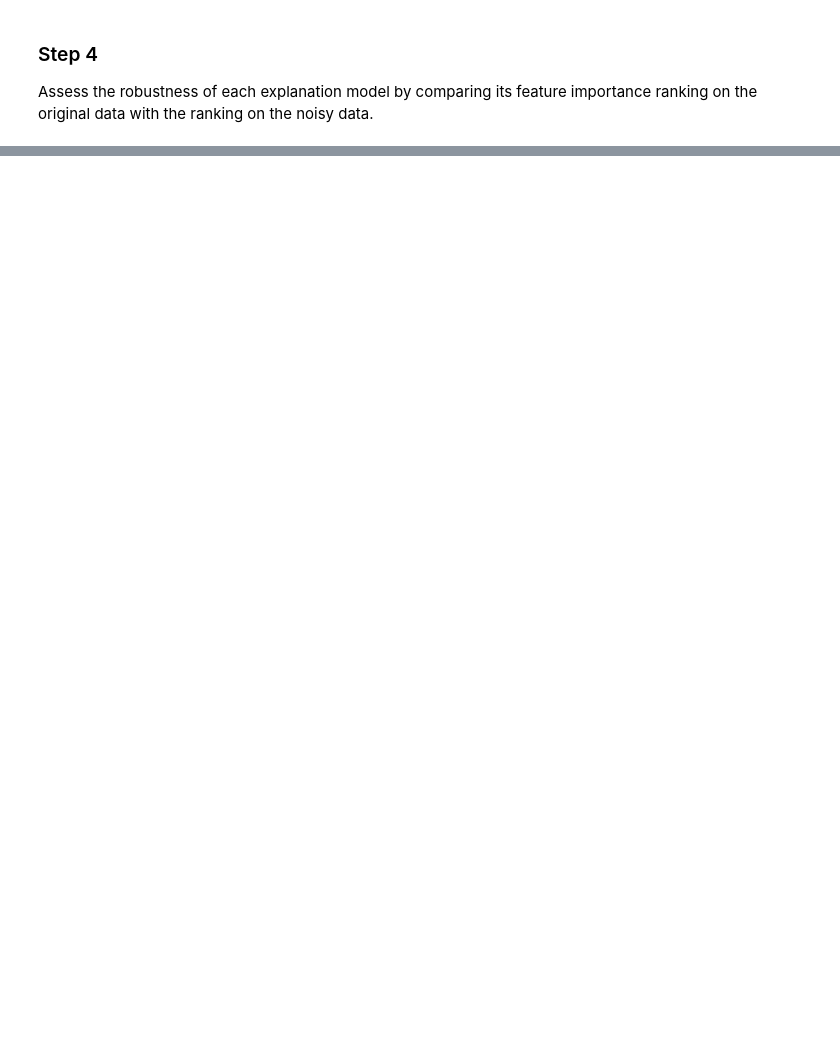
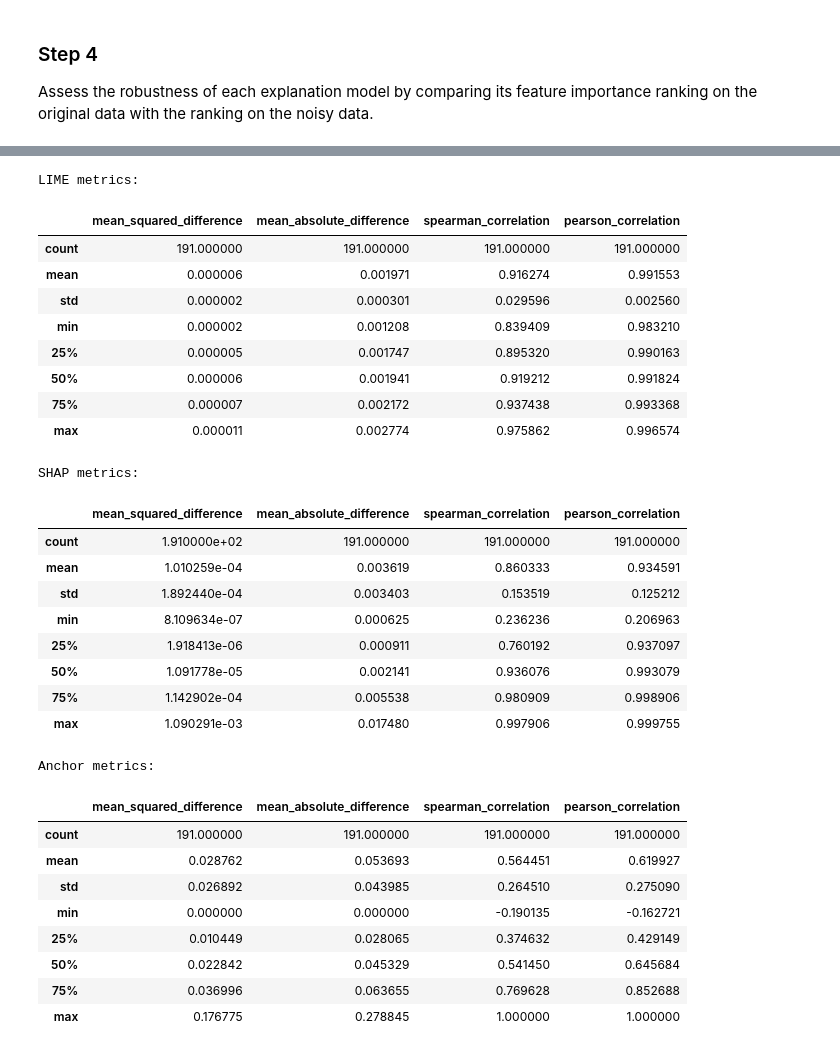
Before and after one commit to hiaac-finance/xai_aggregation, a Jupyter notebook: NPABEE_clean.ipynb, the cells around one changed output, grey strips where cells are left out. Saved outputs shown, nothing was run; the diff lists cells and outputs as text; code cells hidden in the pictures; blank space fills up the shorter version.

```diff
--- a/NPABEE_clean.ipynb
+++ b/NPABEE_clean.ipynb
@@ -639,0 +611,43 @@ dtype: float64
+# %%
+# print min max and average of the metrics
+LIME_metrics_df = pd.concat(lime_metrics)
+SHAP_metrics_df = pd.concat(shap_metrics)
+anchor_metrics_df = pd.concat(anchor_metrics)
+
+print("LIME metrics:")
+display(LIME_metrics_df.describe())
+print("SHAP metrics:")
+display(SHAP_metrics_df.describe())
+print("Anchor metrics:")
+display(anchor_metrics_df.describe())
+# %% [output]
+LIME metrics:
+|  | mean_squared_difference | mean_absolute_difference | spearman_correlation | pearson_correlation |
+| count | 191.000000 | 191.000000 | 191.000000 | 191.000000 |
+| mean | 0.000006 | 0.001971 | 0.916274 | 0.991553 |
+| std | 0.000002 | 0.000301 | 0.029596 | 0.002560 |
+| min | 0.000002 | 0.001208 | 0.839409 | 0.983210 |
+| 25% | 0.000005 | 0.001747 | 0.895320 | 0.990163 |
+| 50% | 0.000006 | 0.001941 | 0.919212 | 0.991824 |
+| 75% | 0.000007 | 0.002172 | 0.937438 | 0.993368 |
+| max | 0.000011 | 0.002774 | 0.975862 | 0.996574 |
+SHAP metrics:
+|  | mean_squared_difference | mean_absolute_difference | spearman_correlation | pearson_correlation |
+| count | 1.910000e+02 | 191.000000 | 191.000000 | 191.000000 |
+| mean | 1.010259e-04 | 0.003619 | 0.860333 | 0.934591 |
+| std | 1.892440e-04 | 0.003403 | 0.153519 | 0.125212 |
+| min | 8.109634e-07 | 0.000625 | 0.236236 | 0.206963 |
+| 25% | 1.918413e-06 | 0.000911 | 0.760192 | 0.937097 |
+| 50% | 1.091778e-05 | 0.002141 | 0.936076 | 0.993079 |
+| 75% | 1.142902e-04 | 0.005538 | 0.980909 | 0.998906 |
+| max | 1.090291e-03 | 0.017480 | 0.997906 | 0.999755 |
+Anchor metrics:
+|  | mean_squared_difference | mean_absolute_difference | spearman_correlation | pearson_correlation |
+| count | 191.000000 | 191.000000 | 191.000000 | 191.000000 |
+| mean | 0.028762 | 0.053693 | 0.564451 | 0.619927 |
+| std | 0.026892 | 0.043985 | 0.264510 | 0.275090 |
+| min | 0.000000 | 0.000000 | -0.190135 | -0.162721 |
+| 25% | 0.010449 | 0.028065 | 0.374632 | 0.429149 |
+| 50% | 0.022842 | 0.045329 | 0.541450 | 0.645684 |
+| 75% | 0.036996 | 0.063655 | 0.769628 | 0.852688 |
+| max | 0.176775 | 0.278845 | 1.000000 | 1.000000 |
```
Also changed, not shown: parts of 9 cells of this notebook, 1 other file.
